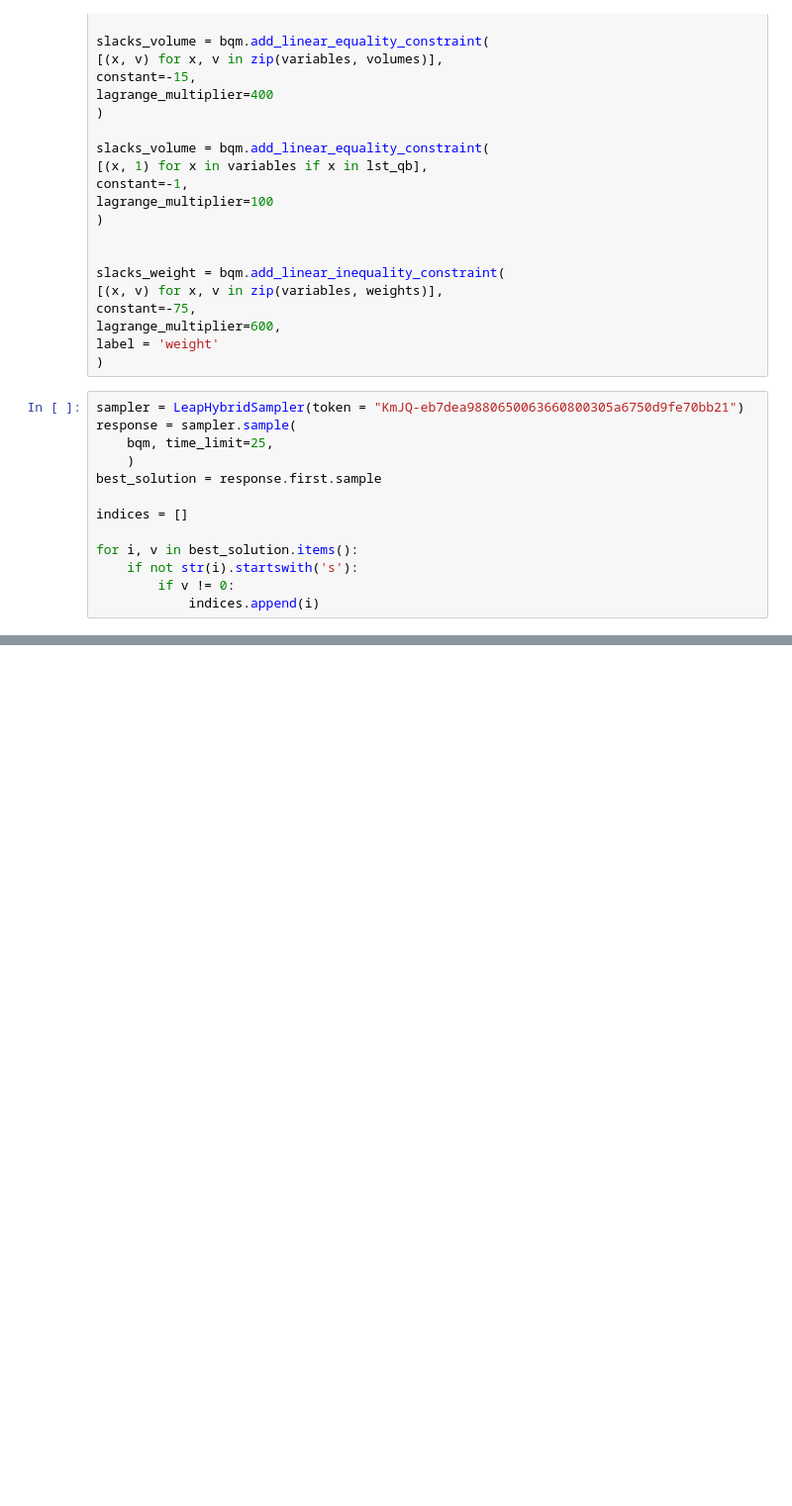
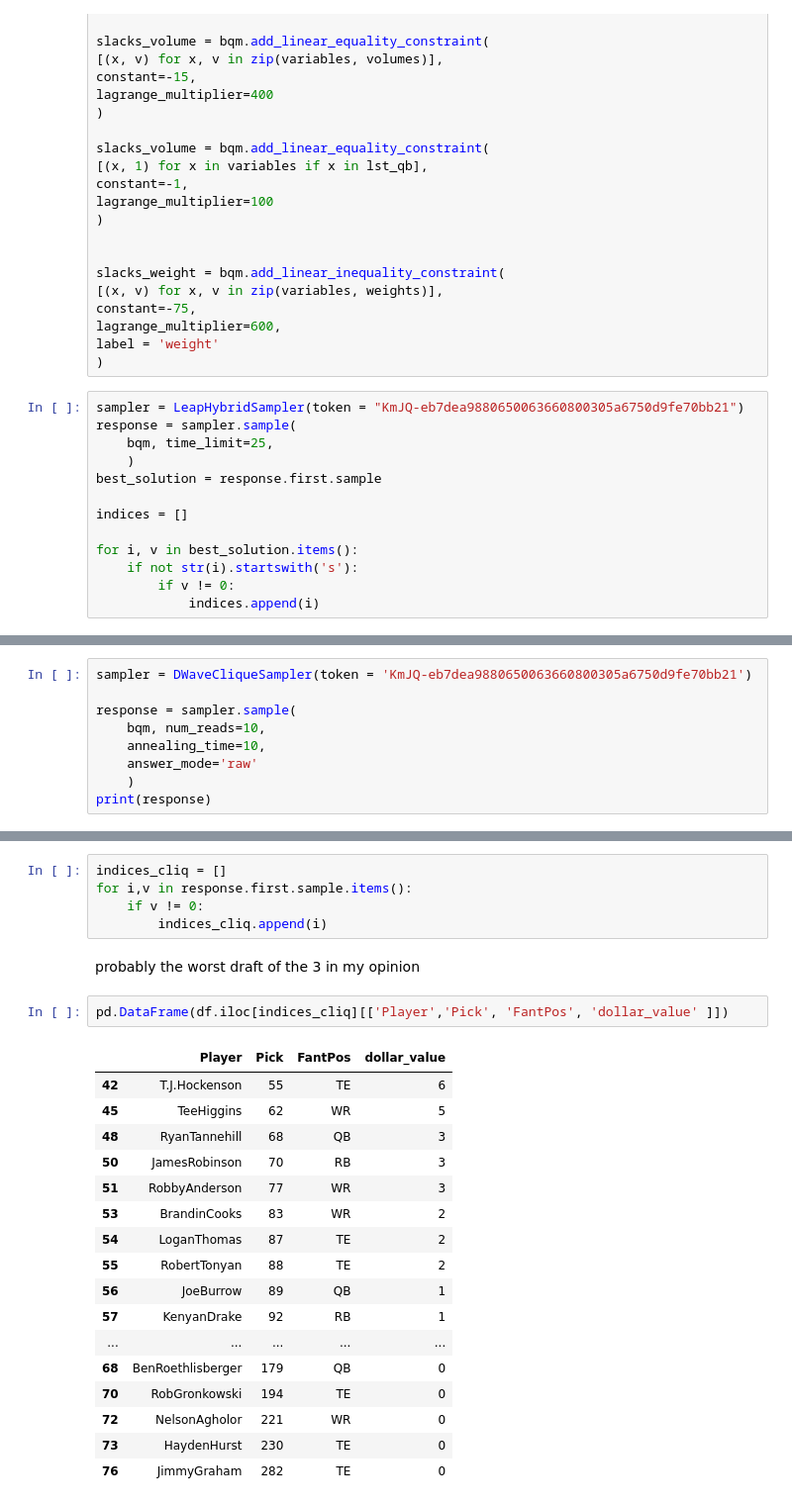
Before and after one commit to CDL-Quantum/Hackathon2021, a Jupyter notebook: Loo Boys/PythonNotebooks/Fantasy_Draft.ipynb, the cells around one changed output, grey strips where cells are left out. Shown at 99% size. Cells and saved outputs as stored; diff of their text form; blank space fills up the shorter version.

```diff
--- a/Loo Boys/PythonNotebooks/Fantasy_Draft.ipynb
+++ b/Loo Boys/PythonNotebooks/Fantasy_Draft.ipynb
@@ -102,0 +163,9 @@ pd.DataFrame(df.iloc[indices][['Player','Pick', 'FantPos', 'dollar_value' ]])
+# %%
+sampler = DWaveCliqueSampler(token = 'KmJQ-eb7dea9880650063660800305a6750d9fe70bb21')
+
+response = sampler.sample(
+    bqm, num_reads=10,
+    annealing_time=10,
+    answer_mode='raw'
+    )
+print(response)
@@ -102,0 +185,27 @@ pd.DataFrame(df.iloc[indices][['Player','Pick', 'FantPos', 'dollar_value' ]])
+# %%
+indices_cliq = []
+for i,v in response.first.sample.items():
+    if v != 0:
+        indices_cliq.append(i)
+# %% [markdown]
+probably the worst draft of the 3 in my opinion
+# %%
+pd.DataFrame(df.iloc[indices_cliq][['Player','Pick', 'FantPos', 'dollar_value' ]])
+# %% [output]
+|  | Player | Pick | FantPos | dollar_value |
+| 42 | T.J.Hockenson | 55 | TE | 6 |
+| 45 | TeeHiggins | 62 | WR | 5 |
+| 48 | RyanTannehill | 68 | QB | 3 |
+| 50 | JamesRobinson | 70 | RB | 3 |
+| 51 | RobbyAnderson | 77 | WR | 3 |
+| 53 | BrandinCooks | 83 | WR | 2 |
+| 54 | LoganThomas | 87 | TE | 2 |
+| 55 | RobertTonyan | 88 | TE | 2 |
+| 56 | JoeBurrow | 89 | QB | 1 |
+| 57 | KenyanDrake | 92 | RB | 1 |
+| ... | ... | ... | ... | ... |
+| 68 | BenRoethlisberger | 179 | QB | 0 |
+| 70 | RobGronkowski | 194 | TE | 0 |
+| 72 | NelsonAgholor | 221 | WR | 0 |
+| 73 | HaydenHurst | 230 | TE | 0 |
+| 76 | JimmyGraham | 282 | TE | 0 |
```
Also changed, not shown: parts of 10 cells of this notebook.
